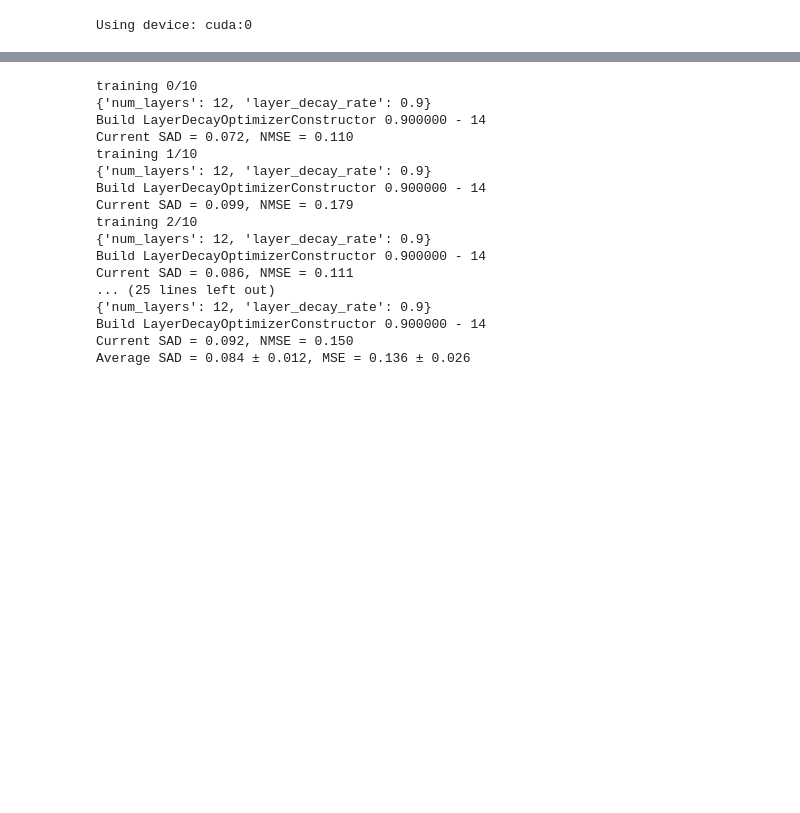
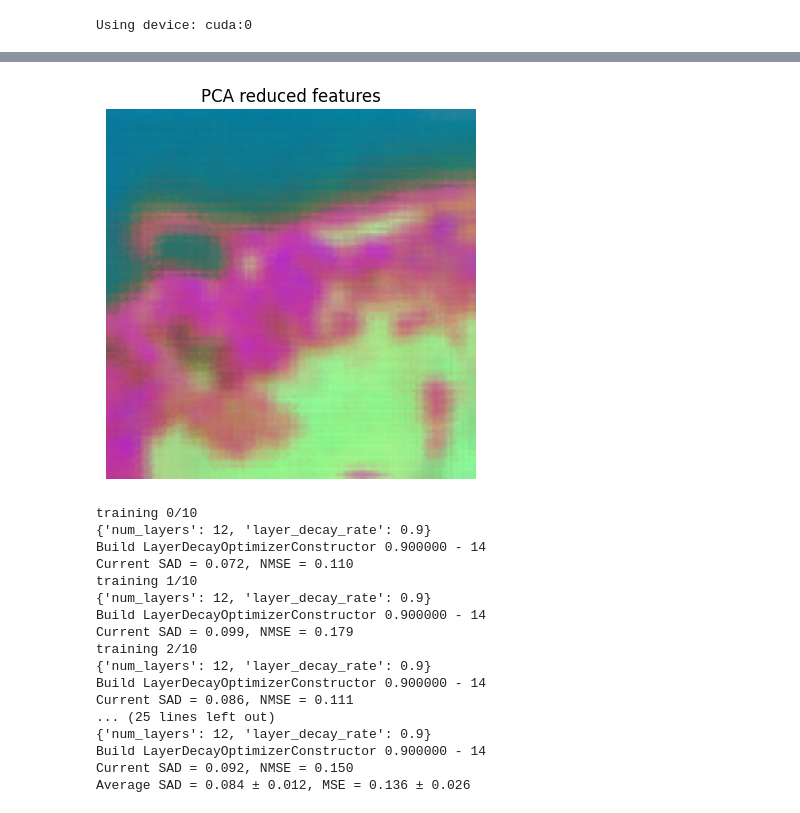
Before and after one commit to edabier/SS-HSU_benchmark, a Jupyter notebook: shift_upsampling.ipynb, the cells around one changed output, grey strips where cells are left out. Cells and saved outputs as stored; diff of their text form; code cells hidden in the pictures; blank space fills up the shorter version.

```diff
--- a/shift_upsampling.ipynb
+++ b/shift_upsampling.ipynb
@@ -82,3 +84,44 @@ features: torch.Size([1024, 196])
+# %%
+def instantiate_model(Y, wavelengths, version="v1", size="large"):
+
+    fm, Y_init_fm, new_H = rsfm.create_fm("DOFA", Y, size=size, version=version, path=global_path)
+    features_dofa = rsfm.get_dofa_features(fm, Y_init_fm, wavelengths)
+    D = int(features_dofa.shape[0])
+    alpha = int(features_dofa.shape[1]**0.5)
+
+    return fm, Y_init_fm, new_H, D, alpha
+
+def upsample_features(fm, Y, wavelengths, new_H, D, alpha):
+    patch = new_H//alpha
+    padding = patch//2
+    x_new = torch.linspace(0, new_H - 1, new_H)
+    grid_y, grid_x = torch.meshgrid(x_new, x_new, indexing='ij')
+    grid = torch.stack((grid_x, grid_y), dim=-1).unsqueeze(0)
+    grid = grid / torch.tensor([(new_H - 1) / 2, (new_H - 1) / 2]) - 1
+
+    Y_padded = F.pad(Y, pad=(padding, padding, padding, padding), mode="reflect")
+    feature_map = torch.zeros(1, D, new_H, new_H, device=dev)
+
+    with torch.no_grad():
+        for i in range(0, 2*padding):
+            for j in range(0, 2*padding):
+
+                Y_crop = Y_padded[:, :, i:i+new_H, j:j+new_H]
+                Y_crop = Y_crop.to(dev)
+                Y_crop = utils.standardise(Y_crop)
+
+                _, features = rsfm.extract_f(fm, Y_crop, new_H, wavelengths)
+                # features = rsfm.debias_features(utils.oneD_to_2d(features), fm, B, new_H, wavelengths)
+
+                features = utils.oneD_to_2d(features)
+                feature_map[:,:, i::patch, j::patch] = features
+    return feature_map
+
+n_xp = 10
+features_map = upsample_features(fm, Y_init_fm, wavelengths, new_H, D, alpha)
+plots.plot_pca_features(features_map)
+# %% [output]
+[figure, added]
 # %%
 def instantiate_model(Y, wavelengths, version="v1", size="large"):
 
```
Also changed, not shown: parts of 1 cell of this notebook, 6 other files.
